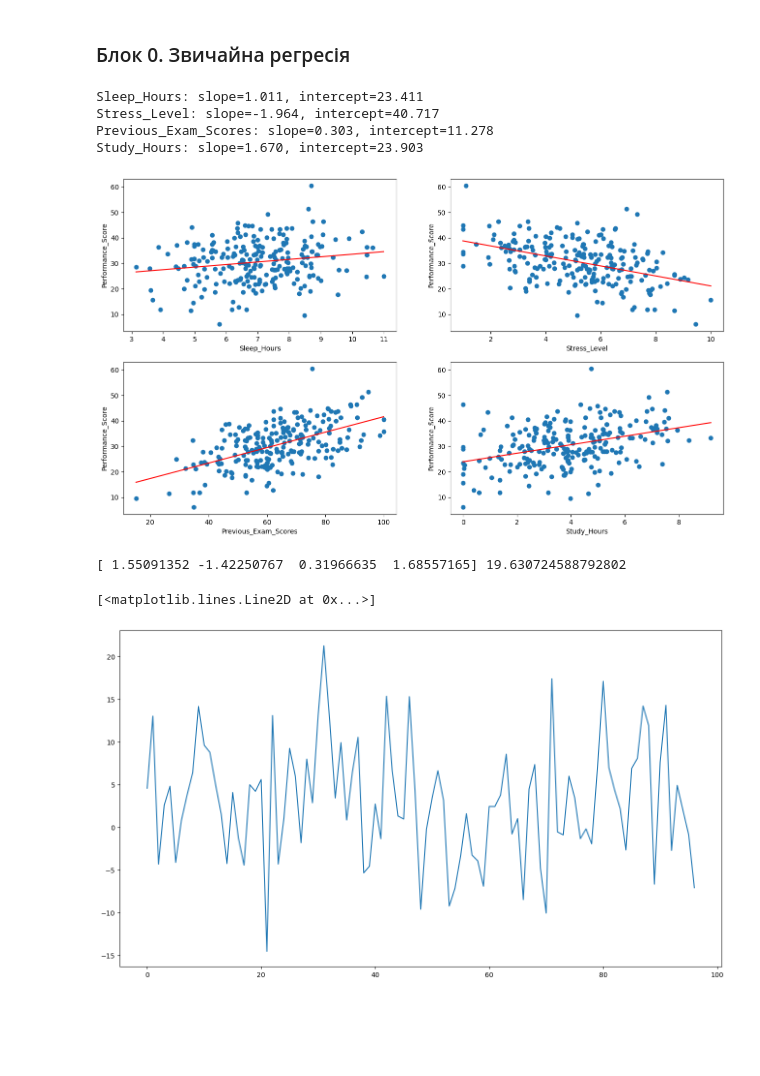
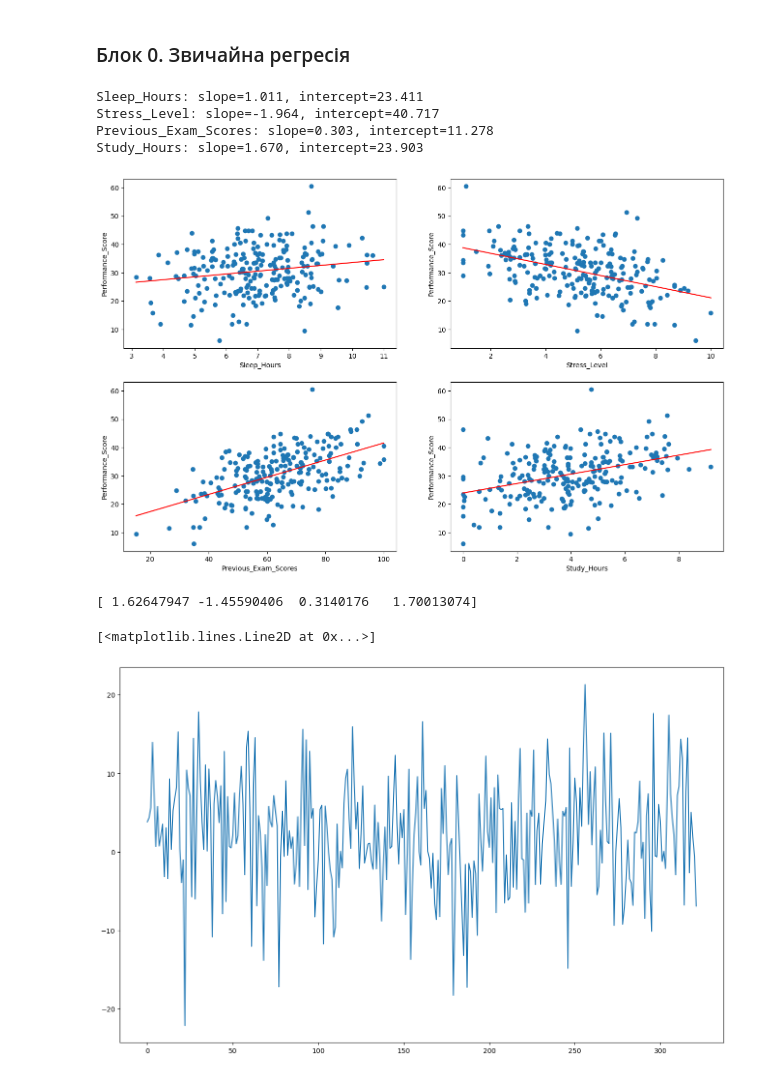
Before and after one commit to MINIAProgramStudio/ML_methods, a Jupyter notebook: Lab_1/lab1.ipynb, the cells around one changed output. Cells and saved outputs as stored; diff of their text form; code cells hidden in the pictures; blank space fills up the shorter version.

```diff
--- a/Lab_1/lab1.ipynb
+++ b/Lab_1/lab1.ipynb
@@ -95,7 +95,10 @@ from matplotlib import pyplot as plt
 import numpy as np
 from scipy import stats
 
-matplotlib.rcParams['figure.figsize'] = (16, 9)
+from statsmodels.nonparametric.smoothers_lowess import lowess
+import statsmodels.api as sm
+
+matplotlib.rcParams['figure.figsize'] = (16, 10)
 
 df = pd.read_csv(path+"\SrudentPerformanceScore.csv")
 df.head(5)
@@ -277,29 +280,27 @@ Sleep_Hours: slope=1.011, intercept=23.411
 Stress_Level: slope=-1.964, intercept=40.717
 Previous_Exam_Scores: slope=0.303, intercept=11.278
 Study_Hours: slope=1.670, intercept=23.903
-[figure, old version]
+[figure, new version]
 # %%
-X_matrix = df_train.drop("Performance_Score", axis = 1).to_numpy()
-Y_matrix = df_train["Performance_Score"].to_numpy()
+X_matrix = df.drop("Performance_Score", axis = 1).to_numpy()
+Y_matrix = df["Performance_Score"].to_numpy()
 
 X_t = np.transpose(X_matrix)
 B_matrix = np.matmul(np.matmul(np.linalg.matrix_power(np.matmul(X_t ,X_matrix), -1), X_t), Y_matrix)
 
-b_0 = np.mean(Y_matrix) - B_matrix * np.mean(X_matrix, axis=0)
-b_0 = b_0[0]
-
-y_pred = np.sum(B_matrix*df_test.drop("Performance_Score", axis = 1).to_numpy(), axis = 1)
+y_pred = np.sum(B_matrix*X_matrix, axis = 1)
 residuals = y_pred - Y_matrix[0]
 
 MSE = np.sum(np.power(residuals, 2))/(X_matrix.shape[0] - X_matrix.shape[1] - 1)
+sigma_hat = np.sqrt(MSE)
 
-print(B_matrix, b_0)
+print(B_matrix)
 
 plt.plot(residuals)
 # %% [output]
-[ 1.55091352 -1.42250767  0.31966635  1.68557165] 19.630724588792802
+[ 1.62647947 -1.45590406  0.3140176   1.70013074]
 [<matplotlib.lines.Line2D at 0x...>]
-[figure, old version]
+[figure, new version]
 # %%
 # Create comprehensive diagnostic plots
 fig, axes = plt.subplots(2, 3, figsize=(15, 10))
```
Also changed, not shown: parts of 5 cells of this notebook.
